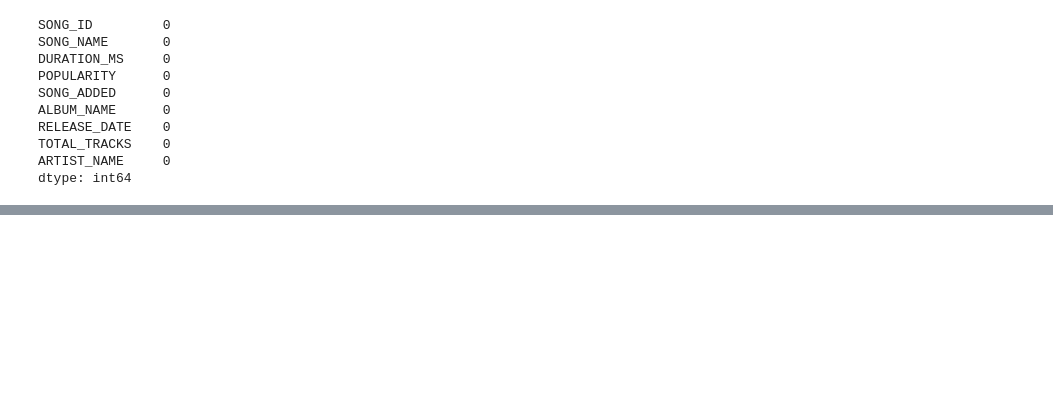
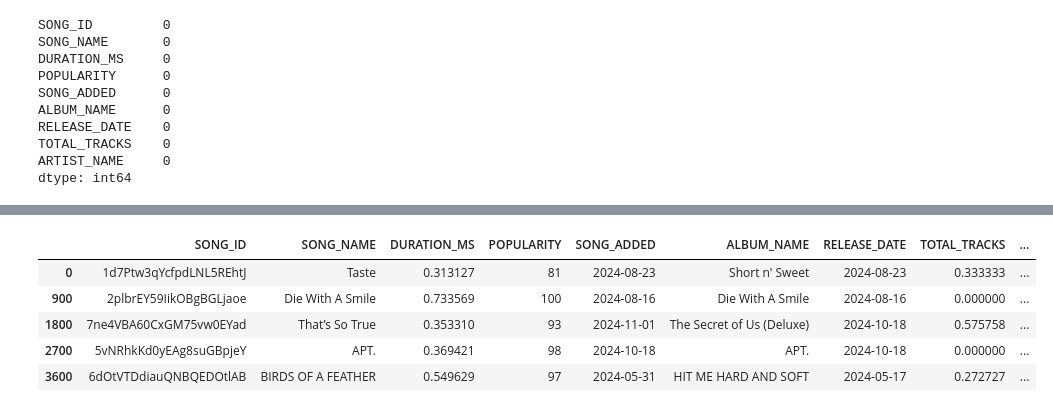
Before and after one commit to PavanKumar06/SpotifyDataPipeline, a Jupyter notebook: ML_Model/SpotifyModel.ipynb, the cells around one changed output, grey strips where cells are left out. Saved outputs shown, nothing was run; the diff lists cells and outputs as text; code cells hidden in the pictures; blank space fills up the shorter version.

```diff
--- a/ML_Model/SpotifyModel.ipynb
+++ b/ML_Model/SpotifyModel.ipynb
@@ -82,6 +92,16 @@ scaler = MinMaxScaler()
 df[['DURATION_MS', 'TOTAL_TRACKS', 'duration_minutes']] = scaler.fit_transform(
     df[['DURATION_MS', 'TOTAL_TRACKS', 'duration_minutes']]
 )
+# %%
+# Display the first few rows
+df.head()
+# %% [output]
+|  | SONG_ID | SONG_NAME | DURATION_MS | POPULARITY | SONG_ADDED | ALBUM_NAME | RELEASE_DATE | TOTAL_TRACKS | ... |
+| 0 | 1d7Ptw3qYcfpdLNL5REhtJ | Taste | 0.313127 | 81 | 2024-08-23 | Short n' Sweet | 2024-08-23 | 0.333333 | ... |
+| 900 | 2plbrEY59IikOBgBGLjaoe | Die With A Smile | 0.733569 | 100 | 2024-08-16 | Die With A Smile | 2024-08-16 | 0.000000 | ... |
+| 1800 | 7ne4VBA60CxGM75vw0EYad | That’s So True | 0.353310 | 93 | 2024-11-01 | The Secret of Us (Deluxe) | 2024-10-18 | 0.575758 | ... |
+| 2700 | 5vNRhkKd0yEAg8suGBpjeY | APT. | 0.369421 | 98 | 2024-10-18 | APT. | 2024-10-18 | 0.000000 | ... |
+| 3600 | 6dOtVTDdiauQNBQEDOtlAB | BIRDS OF A FEATHER | 0.549629 | 97 | 2024-05-31 | HIT ME HARD AND SOFT | 2024-05-17 | 0.272727 | ... |
 # %%
 # Encode Categorical Variables
 df = pd.get_dummies(df, columns=['ALBUM_NAME', 'ARTIST_NAME'], drop_first=True)
```
Also changed, not shown: parts of 8 cells of this notebook, 1 other file.
